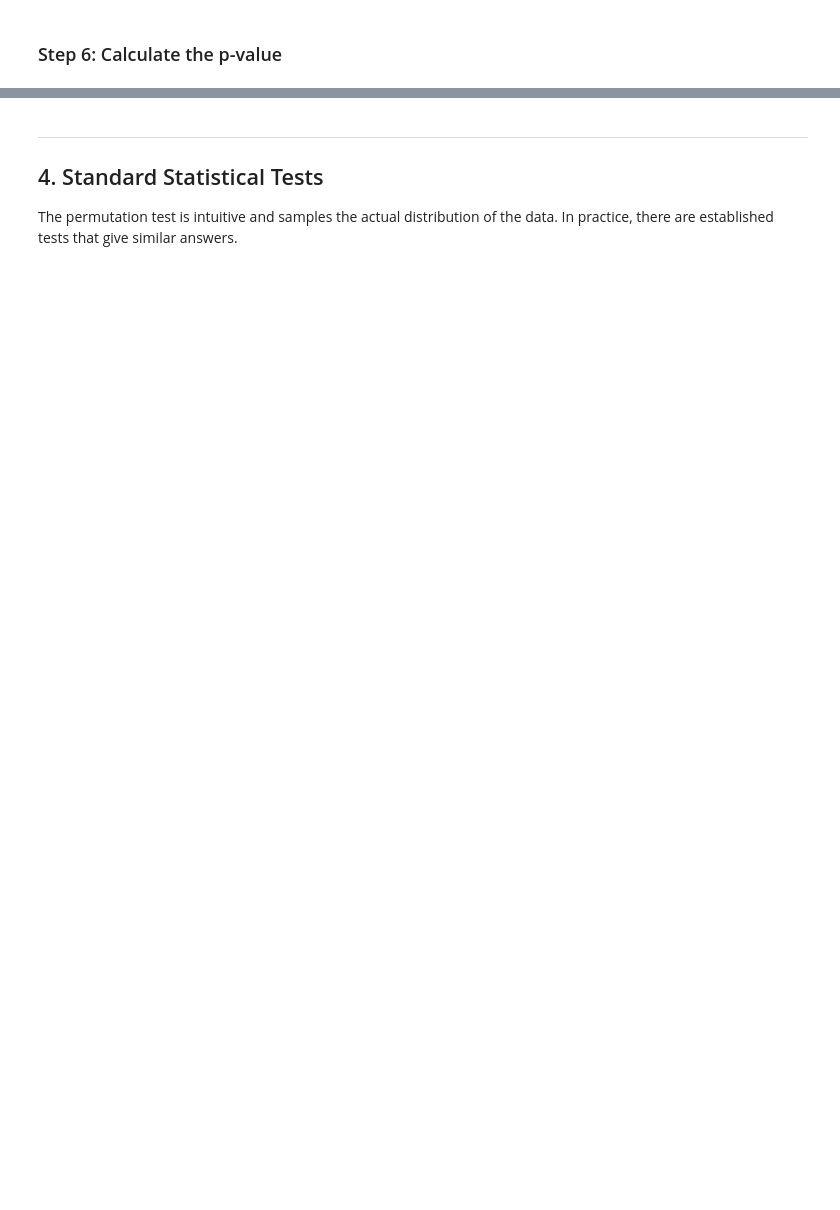
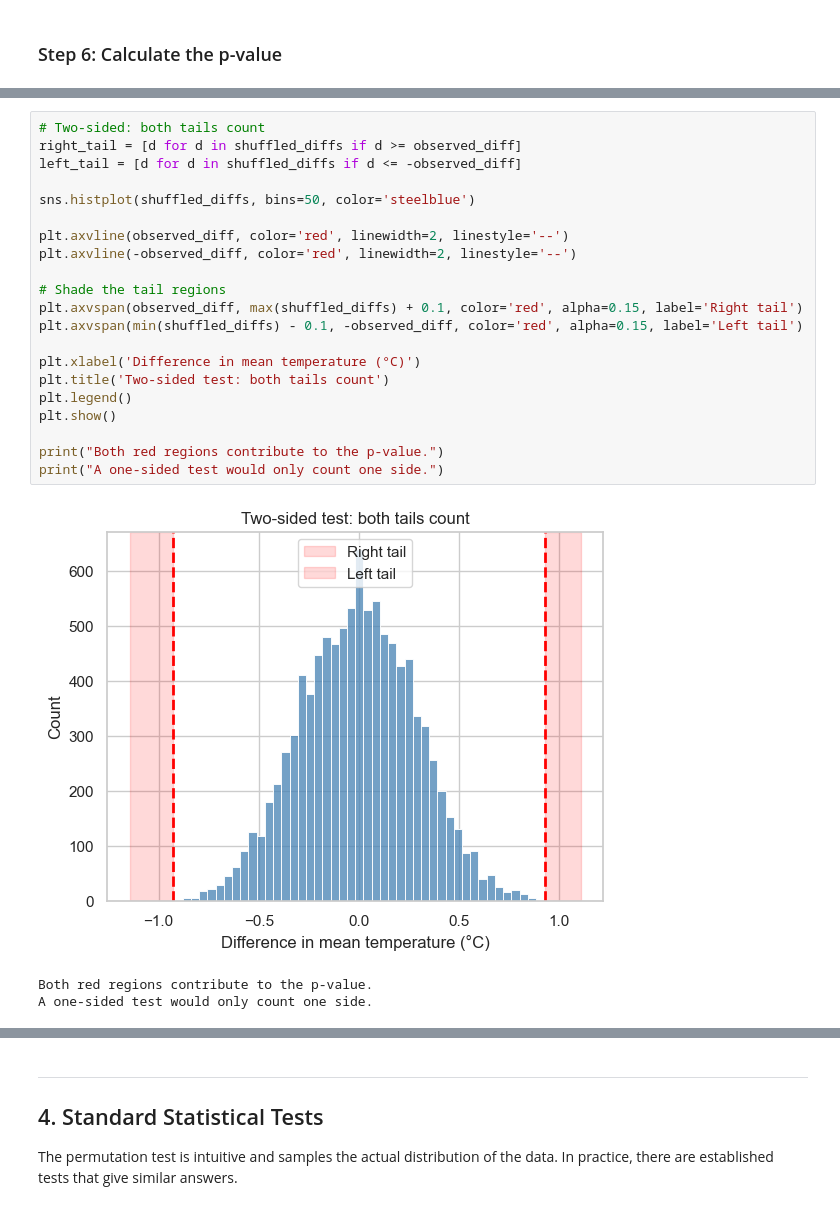
Before and after one commit to cgenomicslab/imbb-data-analysis, a Jupyter notebook: week1/day3_statistics_pvalue.ipynb, the cells around one changed output, grey strips where cells are left out. Cells and saved outputs as stored; diff of their text form; blank space fills up the shorter version.

```diff
--- a/week1/day3_statistics_pvalue.ipynb
+++ b/week1/day3_statistics_pvalue.ipynb
@@ -176,3 +272,28 @@ else:
+# %%
+# Two-sided: both tails count
+right_tail = [d for d in shuffled_diffs if d >= observed_diff]
+left_tail = [d for d in shuffled_diffs if d <= -observed_diff]
+
+sns.histplot(shuffled_diffs, bins=50, color='steelblue')
+
+plt.axvline(observed_diff, color='red', linewidth=2, linestyle='--')
+plt.axvline(-observed_diff, color='red', linewidth=2, linestyle='--')
+
+# Shade the tail regions
+plt.axvspan(observed_diff, max(shuffled_diffs) + 0.1, color='red', alpha=0.15, label='Right tail')
+plt.axvspan(min(shuffled_diffs) - 0.1, -observed_diff, color='red', alpha=0.15, label='Left tail')
+
+plt.xlabel('Difference in mean temperature (°C)')
+plt.title('Two-sided test: both tails count')
+plt.legend()
+plt.show()
+
+print("Both red regions contribute to the p-value.")
+print("A one-sided test would only count one side.")
+# %% [output]
+[figure, added]
+Both red regions contribute to the p-value.
+A one-sided test would only count one side.
 # %% [markdown]
 ### What the p-value means
 
```
Also changed, not shown: parts of 30 cells of this notebook.
